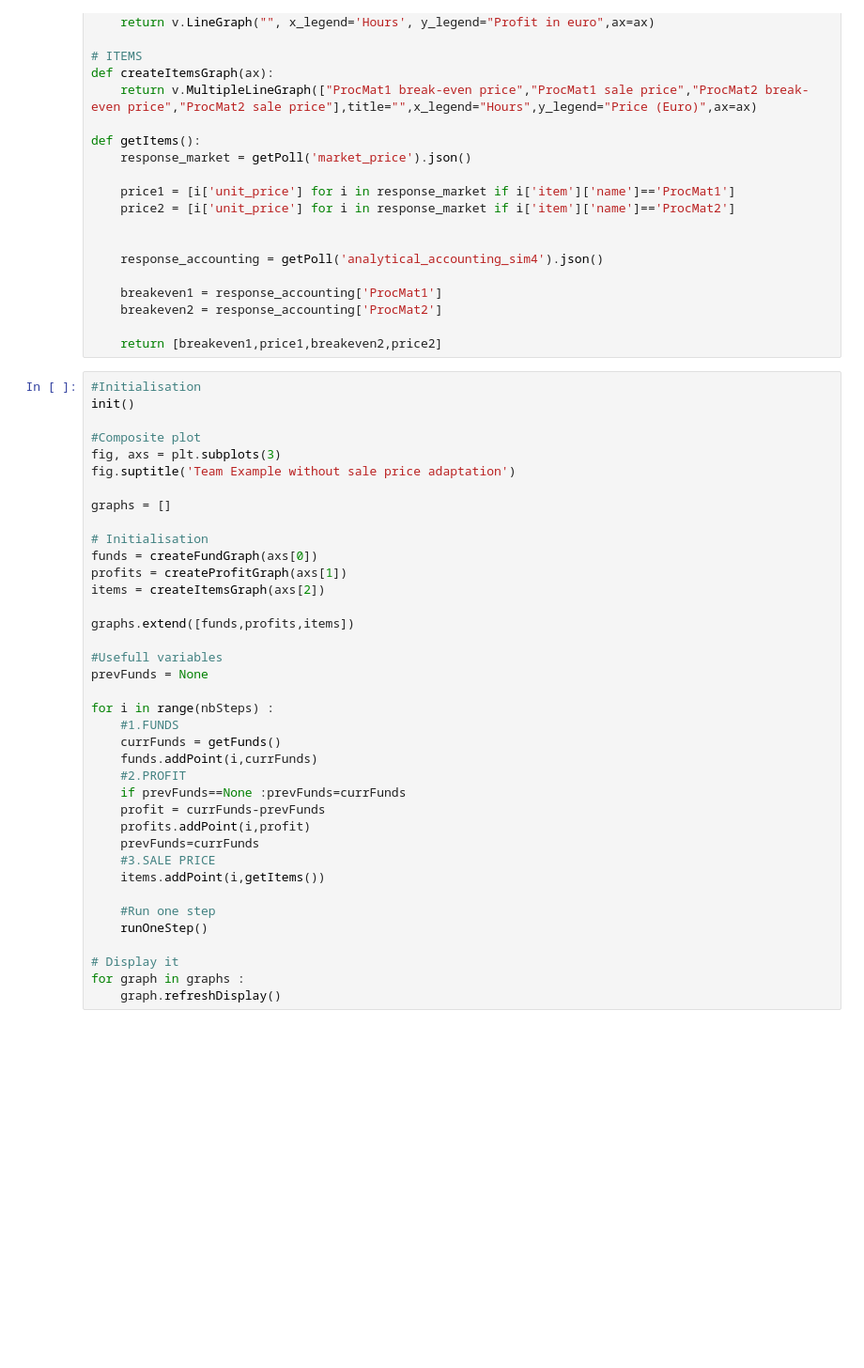
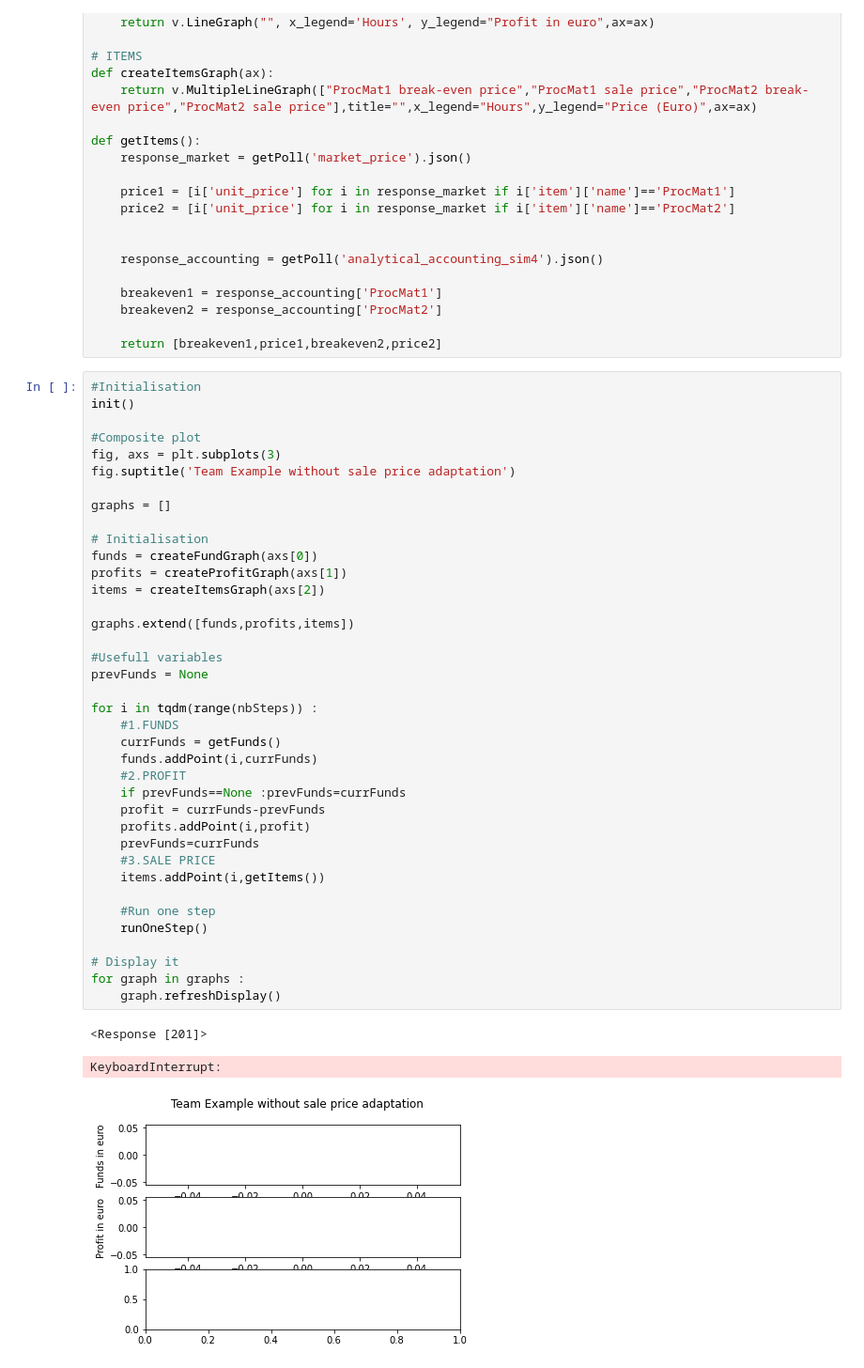
Before and after one commit to 0ctave/2022SAR-T07, a Jupyter notebook: appReloaded.ipynb, the cells around one changed output. Shown: that part at 94% size. Drawn from its saved outputs; the diff is of its cells as text; blank space fills up the shorter version.

```diff
--- a/appReloaded.ipynb
+++ b/appReloaded.ipynb
@@ -70,31 +70,35 @@ fig.suptitle('Team Example without sale price adaptation')
 
 graphs = []
 
 # Initialisation
 funds = createFundGraph(axs[0])
 profits = createProfitGraph(axs[1])
 items = createItemsGraph(axs[2])
 
 graphs.extend([funds,profits,items])
 
 #Usefull variables
 prevFunds = None
 
-for i in range(nbSteps) :
+for i in tqdm(range(nbSteps)) :
     #1.FUNDS
     currFunds = getFunds()
     funds.addPoint(i,currFunds)
     #2.PROFIT
     if prevFunds==None :prevFunds=currFunds
     profit = currFunds-prevFunds
     profits.addPoint(i,profit)
     prevFunds=currFunds
     #3.SALE PRICE
     items.addPoint(i,getItems())
 
     #Run one step
     runOneStep()
 
 # Display it
 for graph in graphs :
     graph.refreshDisplay()
+# %% [output]
+<Response [201]>
+KeyboardInterrupt:
+[figure, added]
```
Also changed, not shown: parts of 1 cell of this notebook.
